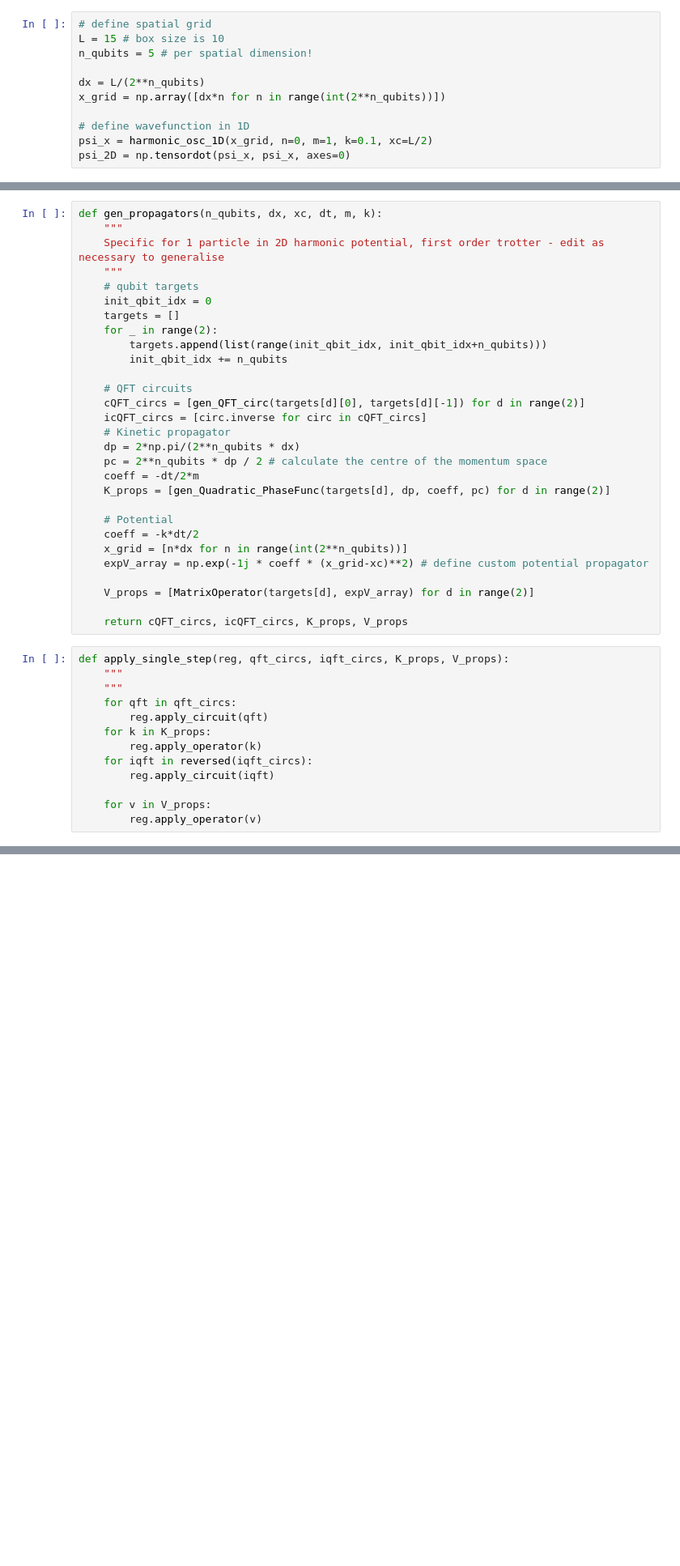
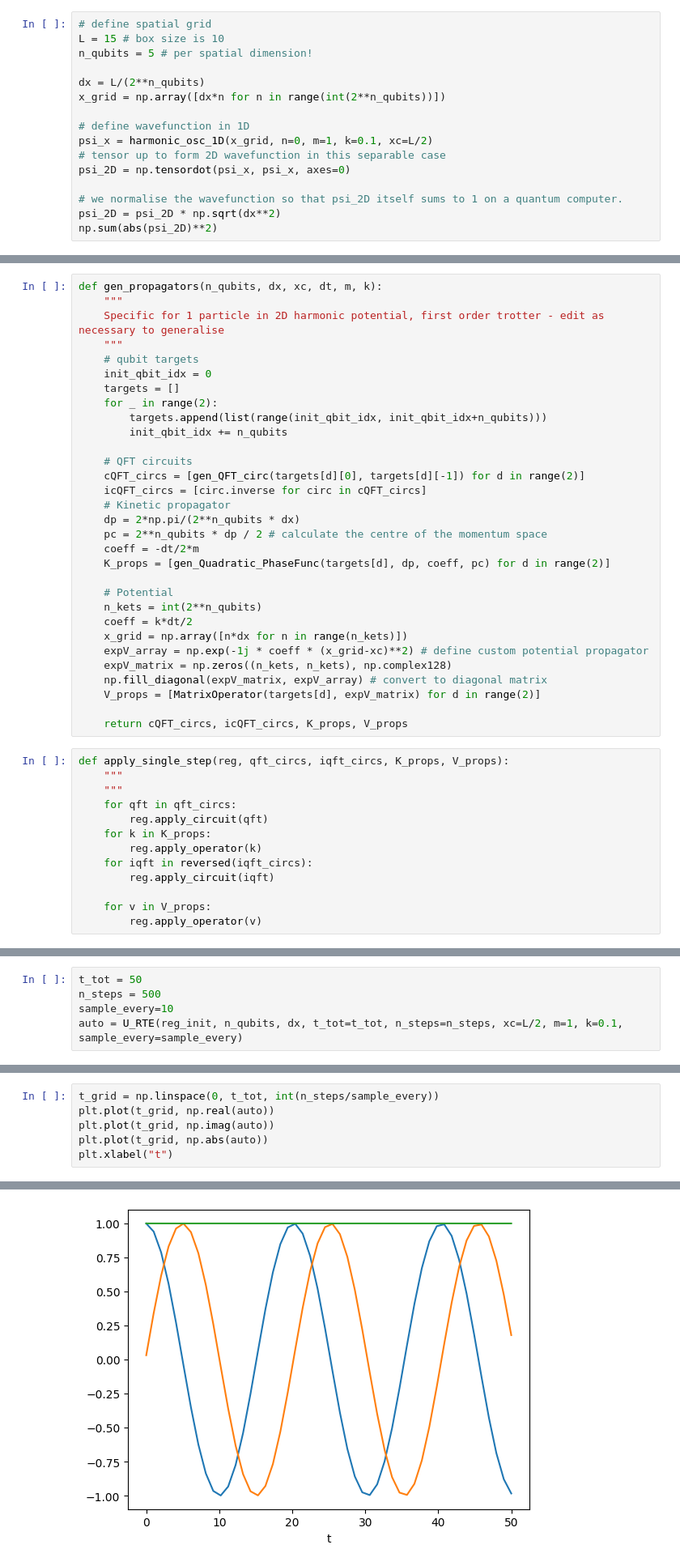
Before and after one commit to QARSEN-QC/qarsen_lite, a Jupyter notebook: Custom_potentials.ipynb, the cells around one changed output, grey strips where cells are left out. Shown at 81% size. Saved outputs shown, nothing was run; the diff lists cells and outputs as text; blank space fills up the shorter version.

```diff
--- a/Custom_potentials.ipynb
+++ b/Custom_potentials.ipynb
@@ -36,4 +36,9 @@ x_grid = np.array([dx*n for n in range(int(2**n_qubits))])
 
 # define wavefunction in 1D
 psi_x = harmonic_osc_1D(x_grid, n=0, m=1, k=0.1, xc=L/2)
+# tensor up to form 2D wavefunction in this separable case
 psi_2D = np.tensordot(psi_x, psi_x, axes=0)
+
+# we normalise the wavefunction so that psi_2D itself sums to 1 on a quantum computer.
+psi_2D = psi_2D * np.sqrt(dx**2)
+np.sum(abs(psi_2D)**2)
@@ -68,11 +77,13 @@ def gen_propagators(n_qubits, dx, xc, dt, m, k):
     K_props = [gen_Quadratic_PhaseFunc(targets[d], dp, coeff, pc) for d in range(2)]
 
     # Potential
-    coeff = -k*dt/2
-    x_grid = [n*dx for n in range(int(2**n_qubits))]
+    n_kets = int(2**n_qubits)
+    coeff = k*dt/2
+    x_grid = np.array([n*dx for n in range(n_kets)])
     expV_array = np.exp(-1j * coeff * (x_grid-xc)**2) # define custom potential propagator
-
-    V_props = [MatrixOperator(targets[d], expV_array) for d in range(2)]
+    expV_matrix = np.zeros((n_kets, n_kets), np.complex128)
+    np.fill_diagonal(expV_matrix, expV_array) # convert to diagonal matrix
+    V_props = [MatrixOperator(targets[d], expV_matrix) for d in range(2)]
 
     return cQFT_circs, icQFT_circs, K_props, V_props
 # %%
@@ -106,3 +117,8 @@ def U_RTE(reg_init, n_qubits, dx, t_tot, n_steps, xc, m, k, sample_every=10):
             autocorrelation.append(reg*reg_init)
     print("Done!")
     return autocorrelation
+# %%
+t_tot = 50
+n_steps = 500
+sample_every=10
+auto = U_RTE(reg_init, n_qubits, dx, t_tot=t_tot, n_steps=n_steps, xc=L/2, m=1, k=0.1, sample_every=sample_every)
@@ -108,0 +130,7 @@ def U_RTE(reg_init, n_qubits, dx, t_tot, n_steps, xc, m, k, sample_every=10):
+# %%
+t_grid = np.linspace(0, t_tot, int(n_steps/sample_every))
+plt.plot(t_grid, np.real(auto))
+plt.plot(t_grid, np.imag(auto))
+plt.plot(t_grid, np.abs(auto))
+plt.xlabel("t")
+# %% [output]
@@ -108,0 +138 @@ def U_RTE(reg_init, n_qubits, dx, t_tot, n_steps, xc, m, k, sample_every=10):
+[figure, added]
```
Also changed, not shown: parts of 5 cells of this notebook, 2 other files.
